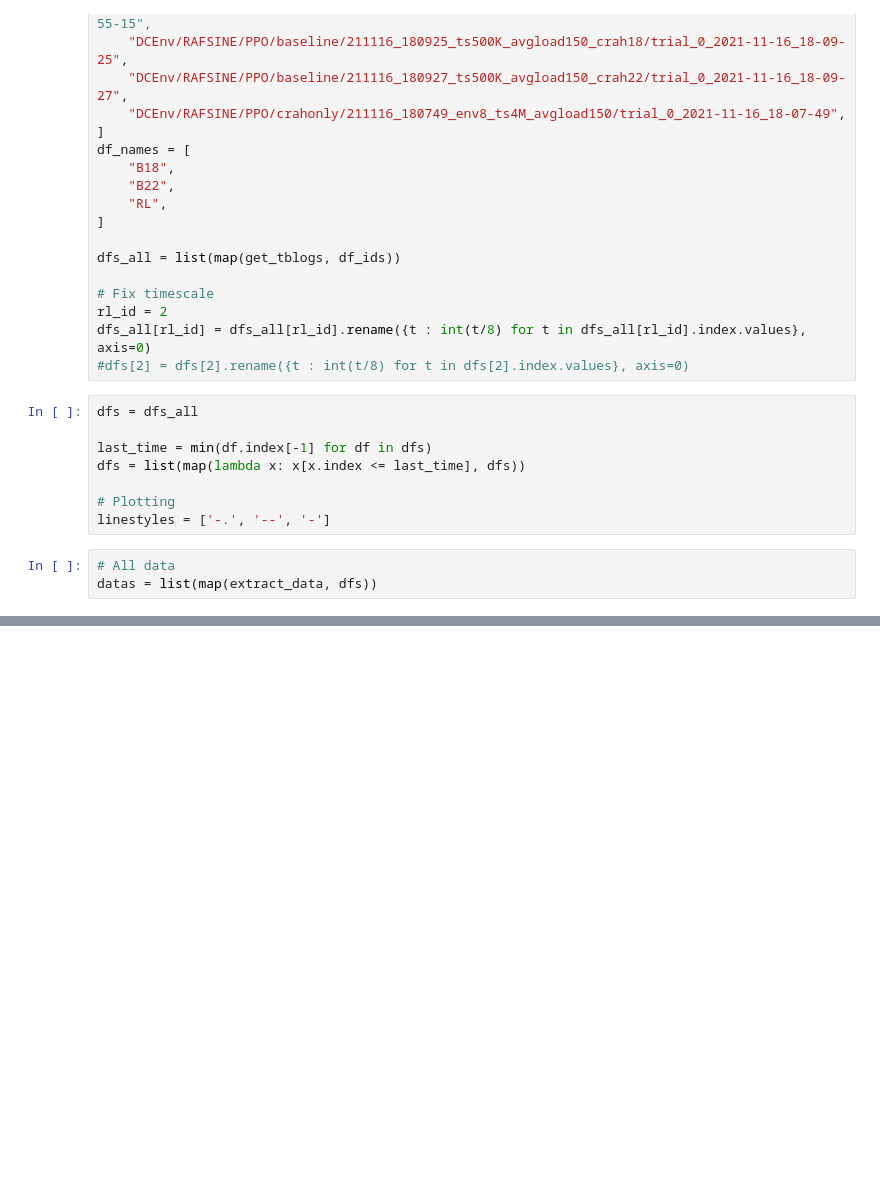
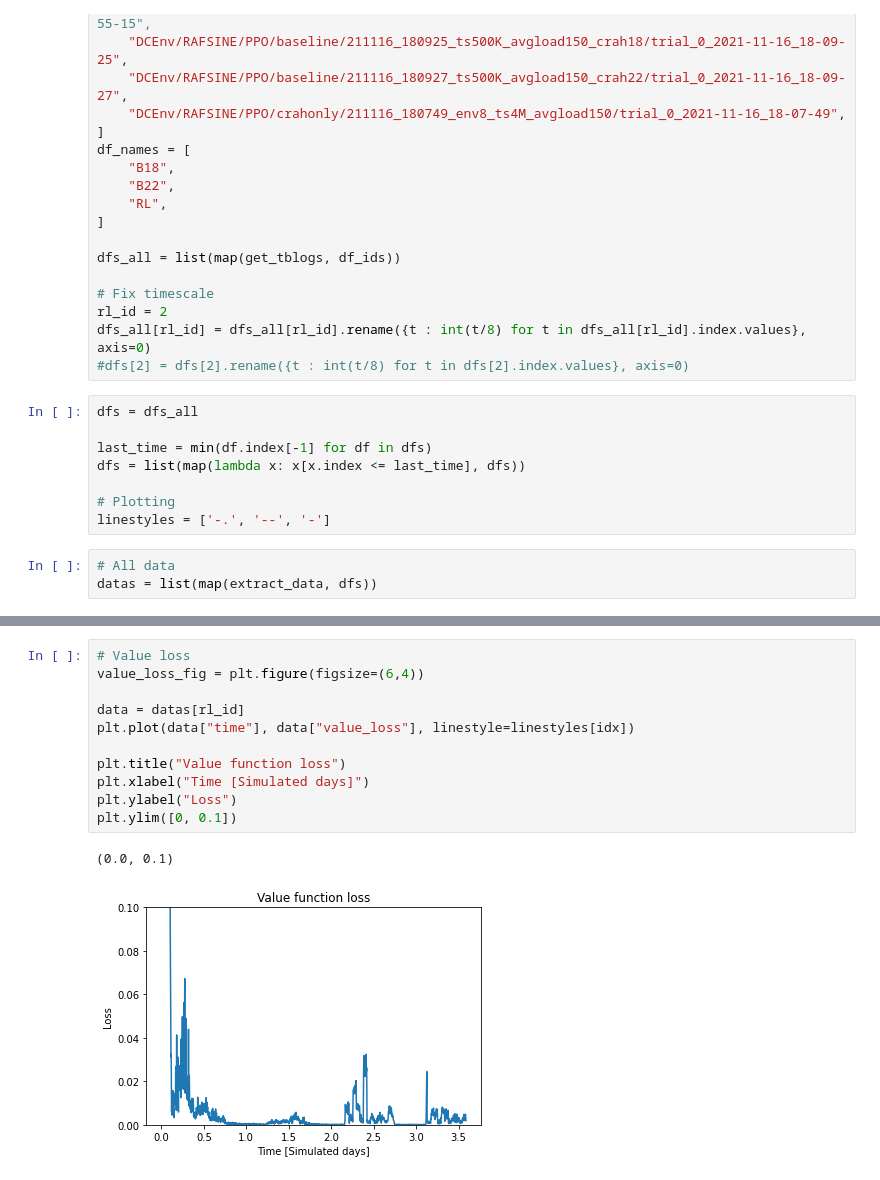
Before and after one commit to albheim/rldc_rafsine, a Jupyter notebook: notebooks/visualize.ipynb, the cells around one changed output, grey strips where cells are left out. Cells and saved outputs as stored; diff of their text form; blank space fills up the shorter version.

```diff
--- a/notebooks/visualize.ipynb
+++ b/notebooks/visualize.ipynb
@@ -167,0 +169,14 @@ plt.legend(df_names)
+# %%
+# Value loss
+value_loss_fig = plt.figure(figsize=(6,4))
+
+data = datas[rl_id]
+plt.plot(data["time"], data["value_loss"], linestyle=linestyles[idx])
+
+plt.title("Value function loss")
+plt.xlabel("Time [Simulated days]")
+plt.ylabel("Loss")
+plt.ylim([0, 0.1])
+# %% [output]
+(0.0, 0.1)
+[figure, added]
```
Also changed, not shown: parts of 15 cells of this notebook, 4 other files.
